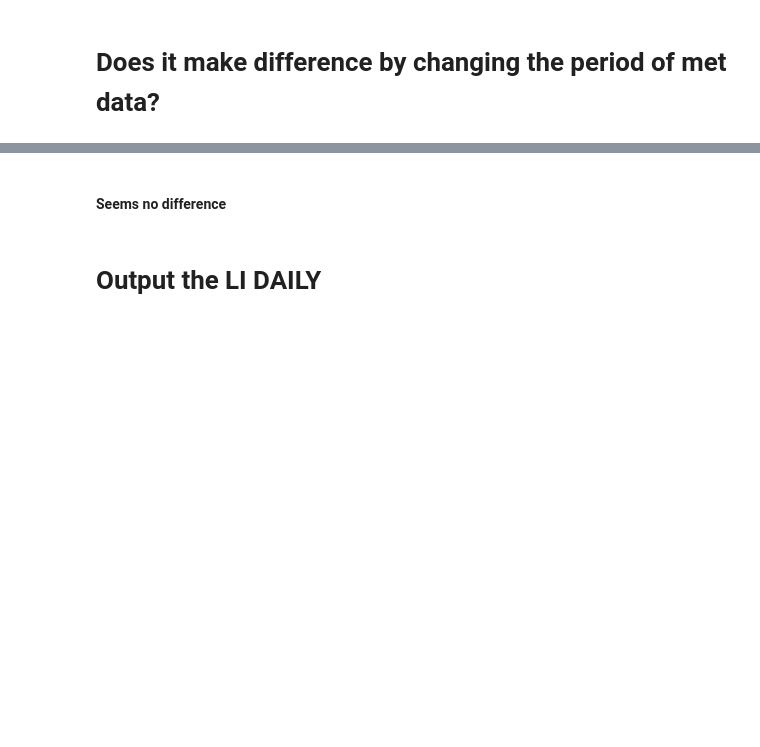
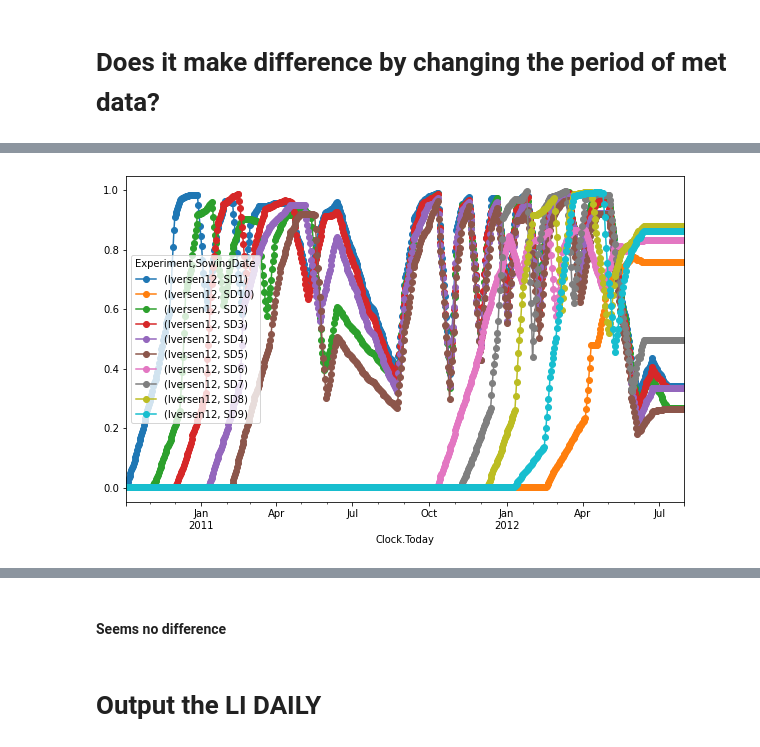
Before and after one commit to frank0434/Master, a Jupyter notebook: SetUpCoverDataForSlurp.ipynb, the cells around one changed output, grey strips where cells are left out. Drawn from its saved outputs; the diff is of its cells as text; code cells hidden in the pictures; blank space fills up the shorter version.

```diff
--- a/SetUpCoverDataForSlurp.ipynb
+++ b/SetUpCoverDataForSlurp.ipynb
@@ -781,0 +867,24 @@ plt.savefig('./05figures/StartSD1_AD.png', dpi = 300, bbox_inches = 'tight')
+# %%
+LII12 = LI.filter(regex = 'Iver')
+#Reindex coverdata frame to daily values
+TTAccumI12 = met.loc[(met['Experiment'] == 'Iversen12')
+                    & (met.index > '2010-10-03'), 'mean'].cumsum()
+TTAccumI12.index = pd.to_datetime(TTAccumI12.index)
+
+LIDailyI12 = LII12.reindex(TTAccumI12.index)
+LIDailyI12.loc[:, 'AccumTT'] = TTAccumI12
+for sd in sowingdates.index:
+    # Select the date for correpond sowing date
+    date0 = sowingdates.at[sd, 'Iversen12']
+    print(date0)
+    # A slicer
+    idx = pd.IndexSlice
+    # Replace the row values with 0s
+    LIDailyI12.loc[LIDailyI12.index <= date0, idx[:,sd]] = float(0.001)
+#     # Verification
+    df = LIDailyI12.loc[LIDailyI12.index == date0, idx[:,sd]]
+#     print(df)
+for p in LIDailyI12.columns:
+    Obs = LIDailyI12.loc[:,p].dropna()
+    LIDailyI12.loc[:,p] = np.interp(LIDailyI12.AccumTT,
+                                   LIDailyI12.loc[Obs.index,'AccumTT'],Obs)
@@ -781,0 +902,8 @@ plt.savefig('./05figures/StartSD1_AD.png', dpi = 300, bbox_inches = 'tight')
+# %%
+LIGroupedMeanI12Forced = LIDailyI12.groupby(axis=1, level=['Experiment', 'SowingDate']).mean()
+# Graph to check the data
+LIGroupedMeanI12Forced.loc[:,
+                              [X for X in LIGroupedMeanI12Forced.columns if X != (   'AccumTT',     '')]].plot(figsize=(10, 6),style='o-')
+plt.savefig('./05figures/StartSD1_I12.png', dpi = 300, bbox_inches = 'tight')
+# %% [output]
+[figure, added]
```
Also changed, not shown: parts of 30 cells of this notebook, 1 other file.
